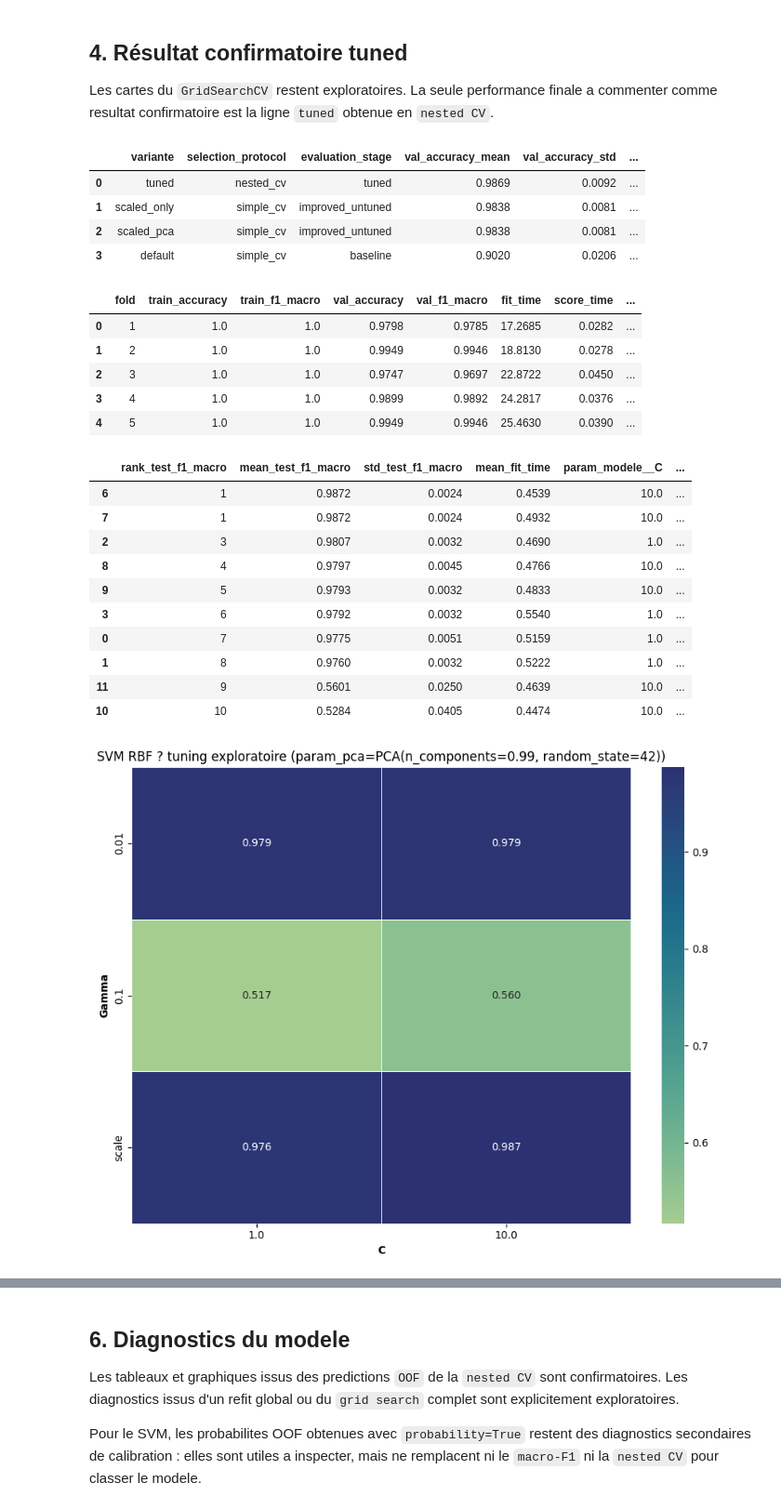
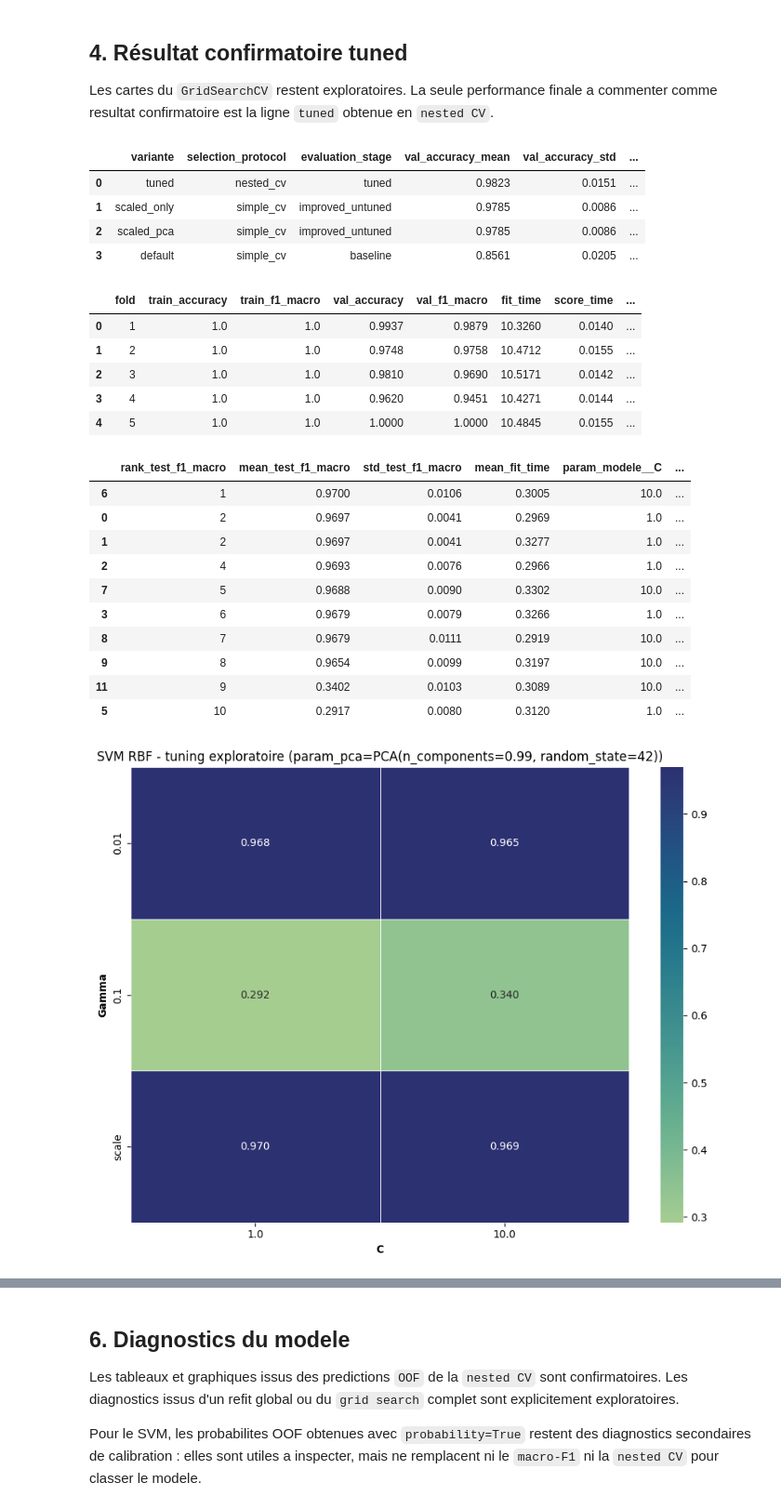
Before and after one commit to Mouloud08/leaf-classification-ml, a Jupyter notebook: notebooks/04_Modele_SVM.ipynb, the cells around one changed output, grey strips where cells are left out. Shown at 93% size. Cells and saved outputs as stored; diff of their text form; code cells hidden in the pictures.

```diff
--- a/notebooks/04_Modele_SVM.ipynb
+++ b/notebooks/04_Modele_SVM.ipynb
@@ -172,53 +172,53 @@ if spec.tuning_heatmap_axes is not None:
             if sous_tableau[[axe_x, axe_y]].drop_duplicates().shape[0] != len(sous_tableau):
                 continue
             tracer_heatmap_tuning(
                 sous_tableau,
                 x=axe_x,
                 y=axe_y,
                 valeur="mean_test_f1_macro",
-                titre=f"{definition['nom_affiche']} ? tuning exploratoire ({colonne_facette}={valeur_facette})",
+                titre=f"{definition['nom_affiche']} - tuning exploratoire ({colonne_facette}={valeur_facette})",
             )
             plt.show()
     elif axe_x in grid_results.columns and axe_y in grid_results.columns:
         if grid_results[[axe_x, axe_y]].drop_duplicates().shape[0] == len(grid_results):
             tracer_heatmap_tuning(
                 grid_results,
                 x=axe_x,
                 y=axe_y,
                 valeur="mean_test_f1_macro",
-                titre=f"{definition['nom_affiche']} ? tuning exploratoire",
+                titre=f"{definition['nom_affiche']} - tuning exploratoire",
             )
             plt.show()
         else:
             tracer_hyperparametre_vs_performance(
                 grid_results,
                 x=axe_x,
                 y="mean_test_f1_macro",
                 hue=axe_y,
-                titre=f"{definition['nom_affiche']} ? lecture exploratoire du tuning",
+                titre=f"{definition['nom_affiche']} - lecture exploratoire du tuning",
             )
             plt.show()
 # %% [output]
 |  | variante | selection_protocol | evaluation_stage | val_accuracy_mean | val_accuracy_std | ... |
-| 0 | tuned | nested_cv | tuned | 0.9869 | 0.0092 | ... |
-| 1 | scaled_only | simple_cv | improved_untuned | 0.9838 | 0.0081 | ... |
-| 2 | scaled_pca | simple_cv | improved_untuned | 0.9838 | 0.0081 | ... |
-| 3 | default | simple_cv | baseline | 0.9020 | 0.0206 | ... |
+| 0 | tuned | nested_cv | tuned | 0.9823 | 0.0151 | ... |
+| 1 | scaled_only | simple_cv | improved_untuned | 0.9785 | 0.0086 | ... |
+| 2 | scaled_pca | simple_cv | improved_untuned | 0.9785 | 0.0086 | ... |
+| 3 | default | simple_cv | baseline | 0.8561 | 0.0205 | ... |
 |  | fold | train_accuracy | train_f1_macro | val_accuracy | val_f1_macro | fit_time | score_time | ... |
-| 0 | 1 | 1.0 | 1.0 | 0.9798 | 0.9785 | 17.2685 | 0.0282 | ... |
-| 1 | 2 | 1.0 | 1.0 | 0.9949 | 0.9946 | 18.8130 | 0.0278 | ... |
-| 2 | 3 | 1.0 | 1.0 | 0.9747 | 0.9697 | 22.8722 | 0.0450 | ... |
-| 3 | 4 | 1.0 | 1.0 | 0.9899 | 0.9892 | 24.2817 | 0.0376 | ... |
-| 4 | 5 | 1.0 | 1.0 | 0.9949 | 0.9946 | 25.4630 | 0.0390 | ... |
+| 0 | 1 | 1.0 | 1.0 | 0.9937 | 0.9879 | 10.3260 | 0.0140 | ... |
+| 1 | 2 | 1.0 | 1.0 | 0.9748 | 0.9758 | 10.4712 | 0.0155 | ... |
+| 2 | 3 | 1.0 | 1.0 | 0.9810 | 0.9690 | 10.5171 | 0.0142 | ... |
+| 3 | 4 | 1.0 | 1.0 | 0.9620 | 0.9451 | 10.4271 | 0.0144 | ... |
+| 4 | 5 | 1.0 | 1.0 | 1.0000 | 1.0000 | 10.4845 | 0.0155 | ... |
 |  | rank_test_f1_macro | mean_test_f1_macro | std_test_f1_macro | mean_fit_time | param_modele__C | ... |
-| 6 | 1 | 0.9872 | 0.0024 | 0.4539 | 10.0 | ... |
-| 7 | 1 | 0.9872 | 0.0024 | 0.4932 | 10.0 | ... |
-| 2 | 3 | 0.9807 | 0.0032 | 0.4690 | 1.0 | ... |
-| 8 | 4 | 0.9797 | 0.0045 | 0.4766 | 10.0 | ... |
-| 9 | 5 | 0.9793 | 0.0032 | 0.4833 | 10.0 | ... |
-| 3 | 6 | 0.9792 | 0.0032 | 0.5540 | 1.0 | ... |
-| 0 | 7 | 0.9775 | 0.0051 | 0.5159 | 1.0 | ... |
-| 1 | 8 | 0.9760 | 0.0032 | 0.5222 | 1.0 | ... |
-| 11 | 9 | 0.5601 | 0.0250 | 0.4639 | 10.0 | ... |
-| 10 | 10 | 0.5284 | 0.0405 | 0.4474 | 10.0 | ... |
+| 6 | 1 | 0.9700 | 0.0106 | 0.3005 | 10.0 | ... |
+| 0 | 2 | 0.9697 | 0.0041 | 0.2969 | 1.0 | ... |
+| 1 | 2 | 0.9697 | 0.0041 | 0.3277 | 1.0 | ... |
+| 2 | 4 | 0.9693 | 0.0076 | 0.2966 | 1.0 | ... |
+| 7 | 5 | 0.9688 | 0.0090 | 0.3302 | 10.0 | ... |
+| 3 | 6 | 0.9679 | 0.0079 | 0.3266 | 1.0 | ... |
+| 8 | 7 | 0.9679 | 0.0111 | 0.2919 | 10.0 | ... |
+| 9 | 8 | 0.9654 | 0.0099 | 0.3197 | 10.0 | ... |
+| 11 | 9 | 0.3402 | 0.0103 | 0.3089 | 10.0 | ... |
+| 5 | 10 | 0.2917 | 0.0080 | 0.3120 | 1.0 | ... |
-[figure, old version]
+[figure, new version]
```
Also changed, not shown: parts of 11 cells of this notebook, 9 other files.
